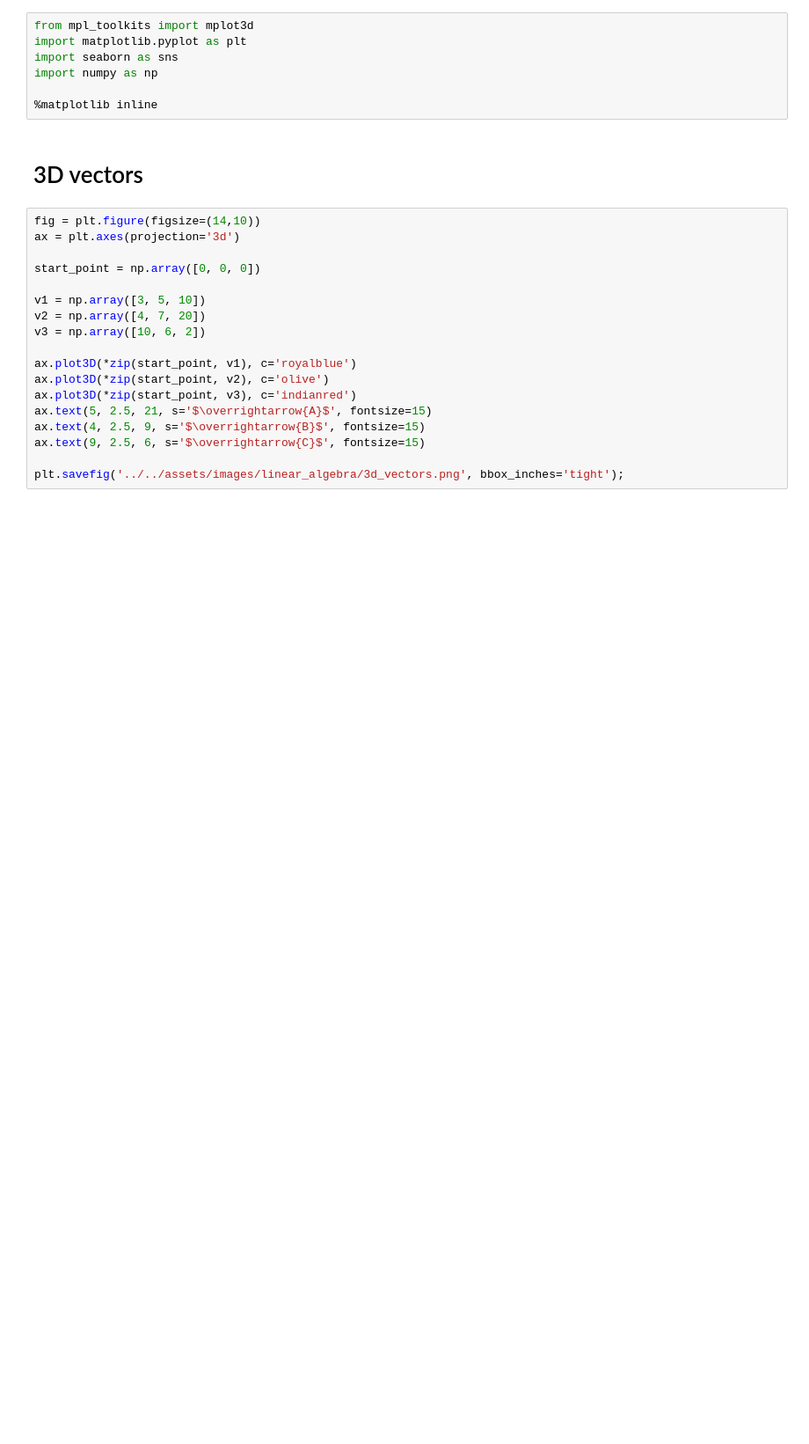
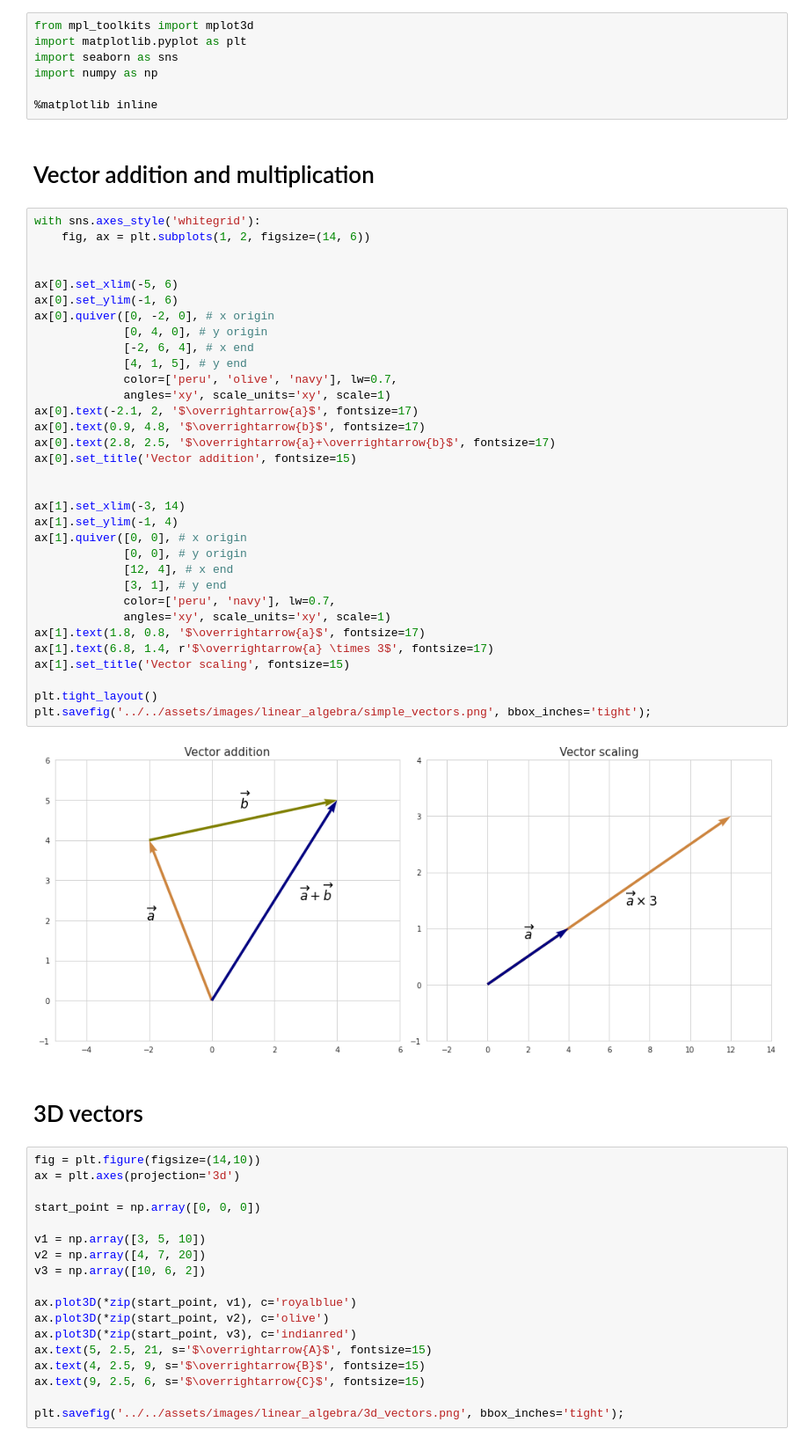
Before and after one commit to vzahorui/vzahorui.github.io, a Jupyter notebook: jupyter_notebooks/linear_algebra/Vectors.ipynb, the cells around one changed output. Shown at 88% size. Saved outputs shown, nothing was run; the diff lists cells and outputs as text; blank space fills up the shorter version.

```diff
--- a/jupyter_notebooks/linear_algebra/Vectors.ipynb
+++ b/jupyter_notebooks/linear_algebra/Vectors.ipynb
@@ -5,6 +5,43 @@ import seaborn as sns
 import numpy as np
 
 %matplotlib inline
+# %% [markdown]
+# Vector addition and multiplication
+# %%
+with sns.axes_style('whitegrid'):
+    fig, ax = plt.subplots(1, 2, figsize=(14, 6))
+
+
+ax[0].set_xlim(-5, 6)
+ax[0].set_ylim(-1, 6)
+ax[0].quiver([0, -2, 0], # x origin
+             [0, 4, 0], # y origin
+             [-2, 6, 4], # x end
+             [4, 1, 5], # y end
+             color=['peru', 'olive', 'navy'], lw=0.7,
+             angles='xy', scale_units='xy', scale=1)
+ax[0].text(-2.1, 2, '$\overrightarrow{a}$', fontsize=17)
+ax[0].text(0.9, 4.8, '$\overrightarrow{b}$', fontsize=17)
+ax[0].text(2.8, 2.5, '$\overrightarrow{a}+\overrightarrow{b}$', fontsize=17)
+ax[0].set_title('Vector addition', fontsize=15)
+
+
+ax[1].set_xlim(-3, 14)
+ax[1].set_ylim(-1, 4)
+ax[1].quiver([0, 0], # x origin
+             [0, 0], # y origin
+             [12, 4], # x end
+             [3, 1], # y end
+             color=['peru', 'navy'], lw=0.7,
+             angles='xy', scale_units='xy', scale=1)
+ax[1].text(1.8, 0.8, '$\overrightarrow{a}$', fontsize=17)
+ax[1].text(6.8, 1.4, r'$\overrightarrow{a} \times 3$', fontsize=17)
+ax[1].set_title('Vector scaling', fontsize=15)
+
+plt.tight_layout()
+plt.savefig('../../assets/images/linear_algebra/simple_vectors.png', bbox_inches='tight');
+# %% [output]
+[figure, added]
 # %% [markdown]
 # 3D vectors
 # %%
```
Also changed, not shown: 12 other files.
